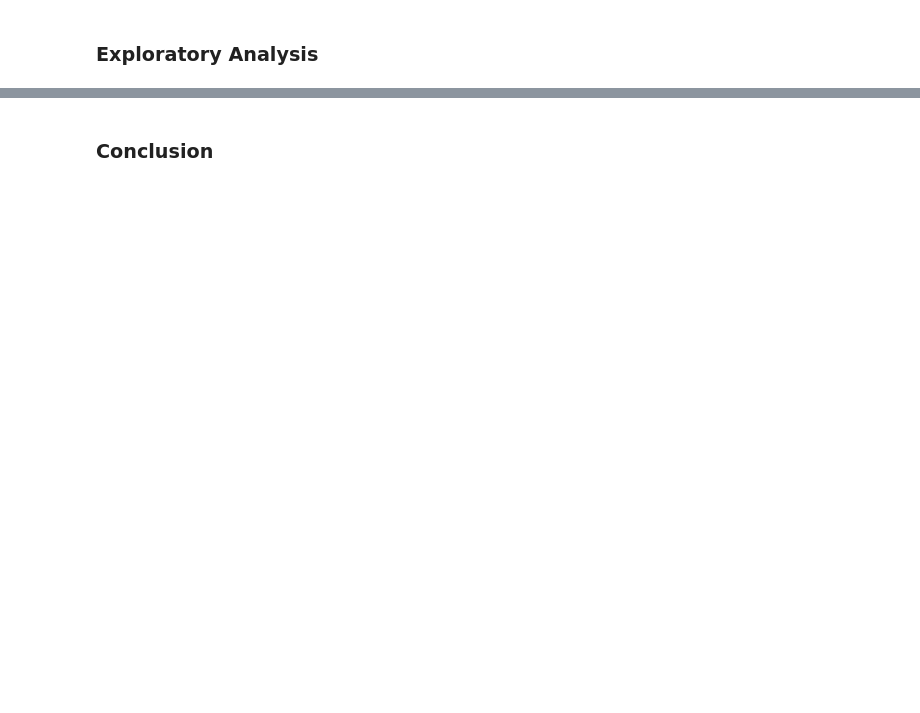
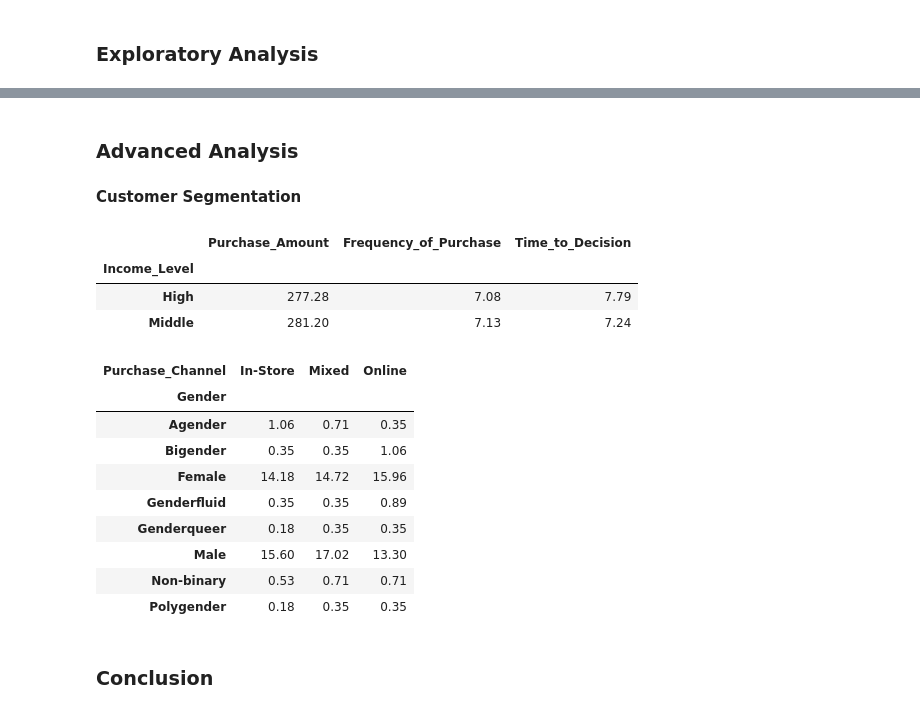
Before and after one commit to marianemcgrath/pfda, a Jupyter notebook: project/project_1.ipynb, the cells around one changed output, grey strips where cells are left out. Drawn from its saved outputs; the diff is of its cells as text; code cells hidden in the pictures; blank space fills up the shorter version.

```diff
--- a/project/project_1.ipynb
+++ b/project/project_1.ipynb
@@ -53,0 +244,7 @@ Please check the file path and ensure the data directory exists
+# %%
+# Convert Time_of_Purchase to datetime format first, then extract month
+df['Time_of_Purchase'] = pd.to_datetime(df['Time_of_Purchase'], format='%m/%d/%Y')
+df['Month'] = df['Time_of_Purchase'].dt.month
+
+# Count of purchases by month
+df['Month'].value_counts().sort_index()
@@ -53,0 +285,2 @@ Please check the file path and ensure the data directory exists
+# %% [markdown]
+### Advanced Analysis
@@ -54,2 +290,27 @@ Please check the file path and ensure the data directory exists
+# %% [markdown]
+**Customer Segmentation**
+# %%
+# Income Level vs. Purchase Behavior
+income_stats = df.groupby('Income_Level')[['Purchase_Amount', 'Frequency_of_Purchase', 'Time_to_Decision']].mean()
+income_stats
+# %% [output]
+|  | Purchase_Amount | Frequency_of_Purchase | Time_to_Decision |
+| Income_Level |  |  |  |
+| High | 277.28 | 7.08 | 7.79 |
+| Middle | 281.20 | 7.13 | 7.24 |
+# %%
+# Checking 'Gender' and 'Purchase_Channel' relationship
+pd.crosstab(df['Gender'], df['Purchase_Channel'], normalize=True) * 100     # Show percentages
+# %% [output]
+| Purchase_Channel | In-Store | Mixed | Online |
+| Gender |  |  |  |
+| Agender | 1.06 | 0.71 | 0.35 |
+| Bigender | 0.35 | 0.35 | 1.06 |
+| Female | 14.18 | 14.72 | 15.96 |
+| Genderfluid | 0.35 | 0.35 | 0.89 |
+| Genderqueer | 0.18 | 0.35 | 0.35 |
+| Male | 15.60 | 17.02 | 13.30 |
+| Non-binary | 0.53 | 0.71 | 0.71 |
+| Polygender | 0.18 | 0.35 | 0.35 |
 # %% [markdown]
 ### Conclusion
```
Also changed, not shown: parts of 17 cells of this notebook, 1 other file.
